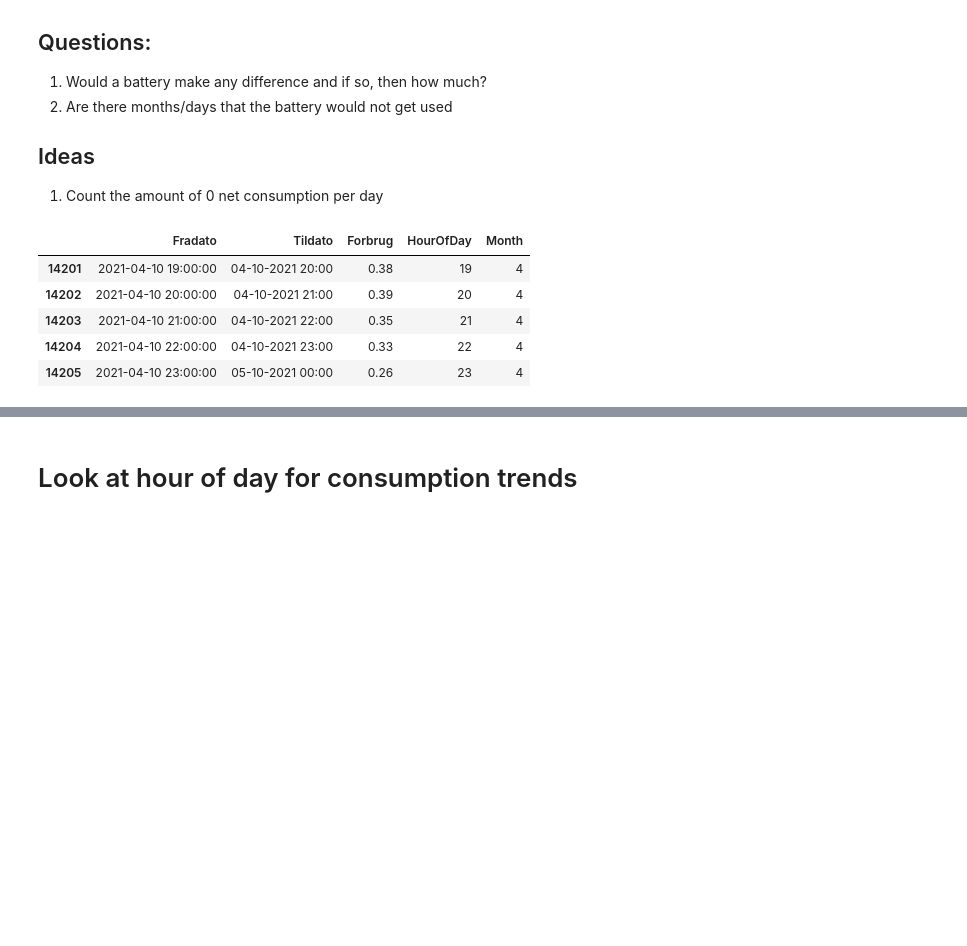
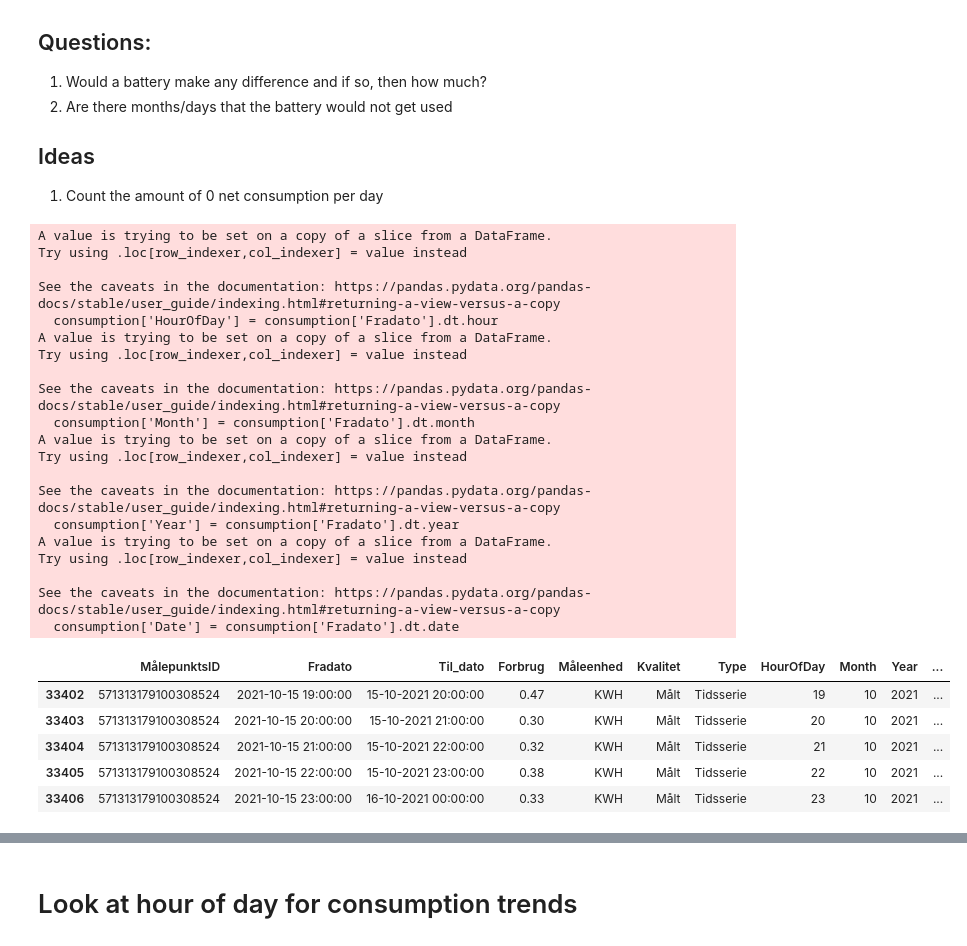
Before and after one commit to jriisj/UtilitiesConsumptionADE, a Jupyter notebook: src/index.ipynb, the cells around one changed output, grey strips where cells are left out. Saved outputs shown, nothing was run; the diff lists cells and outputs as text; code cells hidden in the pictures; blank space fills up the shorter version.

```diff
--- a/src/index.ipynb
+++ b/src/index.ipynb
@@ -15,18 +15,46 @@
 # %%
 import pandas as pd
 import numpy as np
 import seaborn as sns
 import matplotlib.pyplot as plt
 date_parser = lambda x: pd.datetime.strptime(x, '%Y-%m-%d %H:%M:%S')
 #consumption = pd.read_csv('../data/elforbrug/elforbrug_2020_2021.csv',delimiter=';',parse_dates=['Fradato'], decimal=',')
-consumption = pd.read_csv('../data/elforbrug/Meterdata.csv',delimiter=';',parse_dates=['Fradato'], decimal=',')
+electrical_gateway = pd.read_csv('../data/elforbrug/Meterdata.csv',delimiter=';',parse_dates=['Fradato'], decimal=',', dayfirst=True)
+
+#Filter out non-consumption
+consumption = electrical_gateway.loc[electrical_gateway['MålepunktsID'] == 571313179100308524]
+
+len(consumption.index)
+
 consumption['HourOfDay'] = consumption['Fradato'].dt.hour
 consumption['Month'] = consumption['Fradato'].dt.month
+consumption['Year'] = consumption['Fradato'].dt.year
+consumption['Date'] = consumption['Fradato'].dt.date
 consumption.tail()
 # %% [output]
+A value is trying to be set on a copy of a slice from a DataFrame.
+Try using .loc[row_indexer,col_indexer] = value instead
+
+See the caveats in the documentation: https://pandas.pydata.org/pandas-docs/stable/user_guide/indexing.html#returning-a-view-versus-a-copy
+  consumption['HourOfDay'] = consumption['Fradato'].dt.hour
+A value is trying to be set on a copy of a slice from a DataFrame.
+Try using .loc[row_indexer,col_indexer] = value instead
+
+See the caveats in the documentation: https://pandas.pydata.org/pandas-docs/stable/user_guide/indexing.html#returning-a-view-versus-a-copy
+  consumption['Month'] = consumption['Fradato'].dt.month
+A value is trying to be set on a copy of a slice from a DataFrame.
+Try using .loc[row_indexer,col_indexer] = value instead
+
+See the caveats in the documentation: https://pandas.pydata.org/pandas-docs/stable/user_guide/indexing.html#returning-a-view-versus-a-copy
+  consumption['Year'] = consumption['Fradato'].dt.year
+A value is trying to be set on a copy of a slice from a DataFrame.
+Try using .loc[row_indexer,col_indexer] = value instead
+
+See the caveats in the documentation: https://pandas.pydata.org/pandas-docs/stable/user_guide/indexing.html#returning-a-view-versus-a-copy
+  consumption['Date'] = consumption['Fradato'].dt.date
-|  | Fradato | Tildato | Forbrug | HourOfDay | Month |
-| 14201 | 2021-04-10 19:00:00 | 04-10-2021 20:00 | 0.38 | 19 | 4 |
-| 14202 | 2021-04-10 20:00:00 | 04-10-2021 21:00 | 0.39 | 20 | 4 |
-| 14203 | 2021-04-10 21:00:00 | 04-10-2021 22:00 | 0.35 | 21 | 4 |
-| 14204 | 2021-04-10 22:00:00 | 04-10-2021 23:00 | 0.33 | 22 | 4 |
-| 14205 | 2021-04-10 23:00:00 | 05-10-2021 00:00 | 0.26 | 23 | 4 |
+|  | MålepunktsID | Fradato | Til_dato | Forbrug | Måleenhed | Kvalitet | Type | HourOfDay | Month | Year | ... |
+| 33402 | 571313179100308524 | 2021-10-15 19:00:00 | 15-10-2021 20:00:00 | 0.47 | KWH | Målt | Tidsserie | 19 | 10 | 2021 | ... |
+| 33403 | 571313179100308524 | 2021-10-15 20:00:00 | 15-10-2021 21:00:00 | 0.30 | KWH | Målt | Tidsserie | 20 | 10 | 2021 | ... |
+| 33404 | 571313179100308524 | 2021-10-15 21:00:00 | 15-10-2021 22:00:00 | 0.32 | KWH | Målt | Tidsserie | 21 | 10 | 2021 | ... |
+| 33405 | 571313179100308524 | 2021-10-15 22:00:00 | 15-10-2021 23:00:00 | 0.38 | KWH | Målt | Tidsserie | 22 | 10 | 2021 | ... |
+| 33406 | 571313179100308524 | 2021-10-15 23:00:00 | 16-10-2021 00:00:00 | 0.33 | KWH | Målt | Tidsserie | 23 | 10 | 2021 | ... |
```
Also changed, not shown: parts of 11 cells of this notebook.
